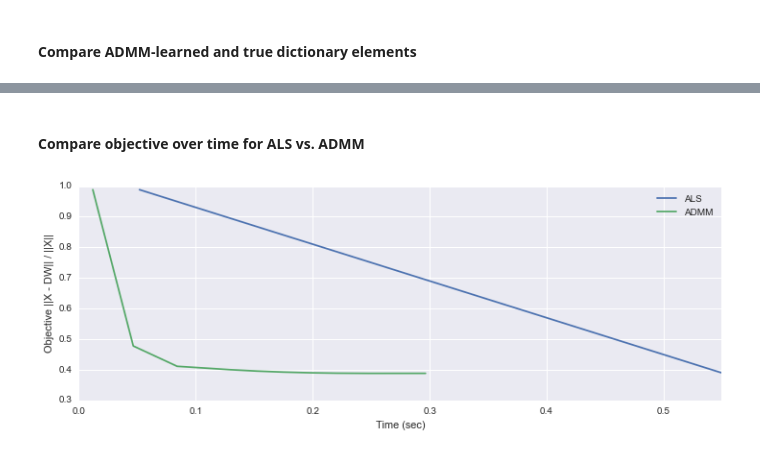
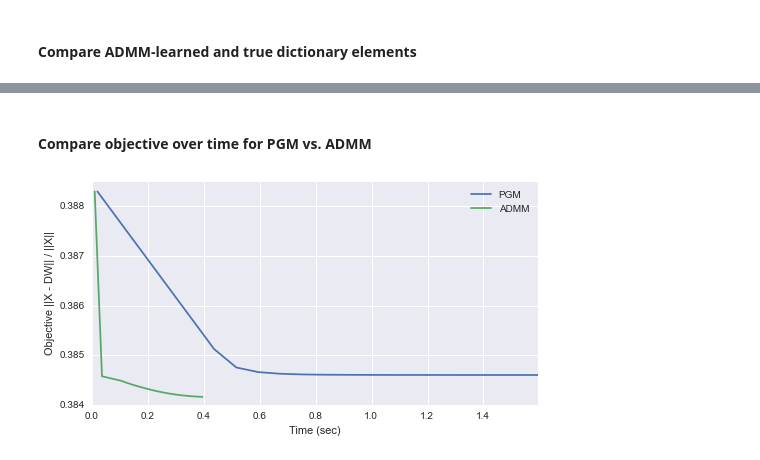
Before and after one commit to clarafy/covariance-dictionary, a Jupyter notebook: demos/simulated.ipynb, the cells around one changed output, grey strips where cells are left out. Drawn from its saved outputs; the diff is of its cells as text; code cells hidden in the pictures.

```diff
--- a/demos/simulated.ipynb
+++ b/demos/simulated.ipynb
@@ -109,0 +131,15 @@ for a, b in zip(als.dictionary.T[match_idx], D.T):
+# %%
+sns.set_style('darkgrid')
+plt.figure(figsize=(16, 4));
+
+plt.subplot(121);
+plt.plot(pgm.objective);
+plt.xlabel('Iteration');
+plt.ylabel('Objective ||X - DW|| / ||X||');
+
+plt.subplot(122);
+plt.plot(Wpgm.T);
+plt.xlim(0, n_cov);
+plt.xlabel('Time');
+plt.ylabel('Weight');
+# plt.savefig('sim_pgm.png');
@@ -183,6 +238,7 @@ Xsample = dstack([cov(chunk) for chunk in hsplit(data, n_cov)])
 # %%
-als = covdict.CovarianceDictionary(k=k, method='als', verbose=True, time=True, nls_beta=0.5, psdls_beta=0.5)
+reload(covdict)
+pgm = covdict.CovarianceDictionary(k=k, method='pgm', verbose=True, time=True)
 t = time.time()
-Wals = als.fit_transform(Xsample)
+Wpgm = pgm.fit_transform(Xsample)
 print str(time.time() - t) + ' seconds'
 # %% [output]
@@ -272,13 +341,13 @@ Correlations between ADMM-learned and true dictionary elements:
 # %% [markdown]
-#### Compare objective over time for ALS vs. ADMM
+#### Compare objective over time for PGM vs. ADMM
 # %%
 sns.set_style('darkgrid')
-plt.figure(figsize=(12, 4));
-plt.plot(als.times, als.objective);
+plt.figure(figsize=(8, 4));
+plt.plot(pgm.times, pgm.objective);
 plt.plot(admm.times, admm.objective);
-plt.xlim(0, max((admm.times[-1], als.times[-1])));
+plt.xlim(0, max((admm.times[-1], pgm.times[-1])));
 plt.xlabel('Time (sec)');
 plt.ylabel('Objective ||X - DW|| / ||X||');
-plt.legend(['ALS', 'ADMM']);
+plt.legend(['PGM', 'ADMM']);
 # %% [output]
-[figure, old version]
+[figure, new version]
```
Also changed, not shown: parts of 24 cells of this notebook, 4 other files.
